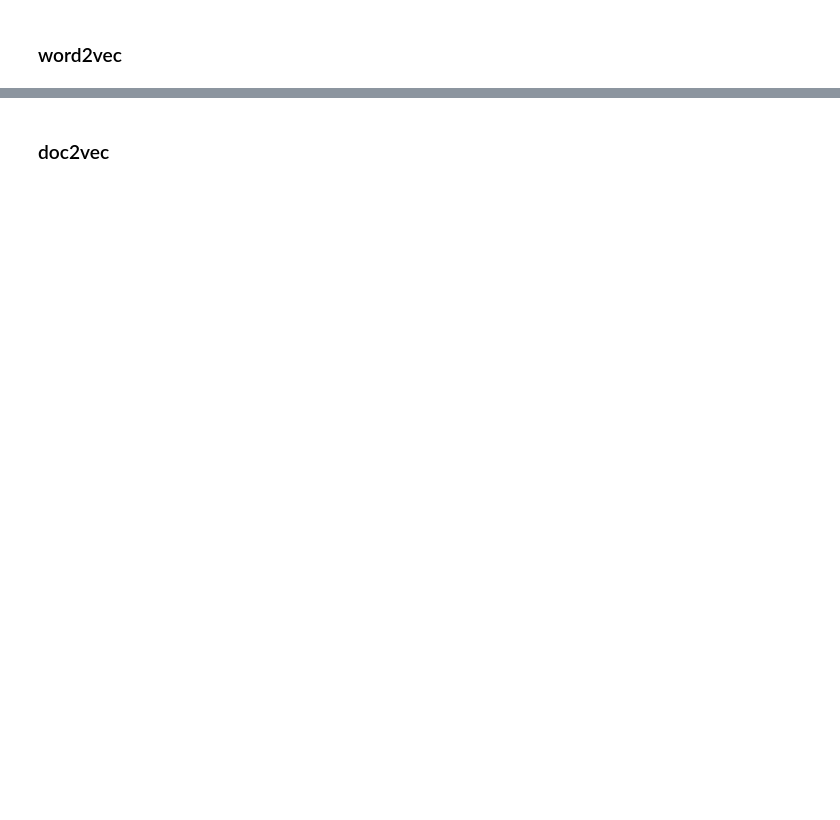
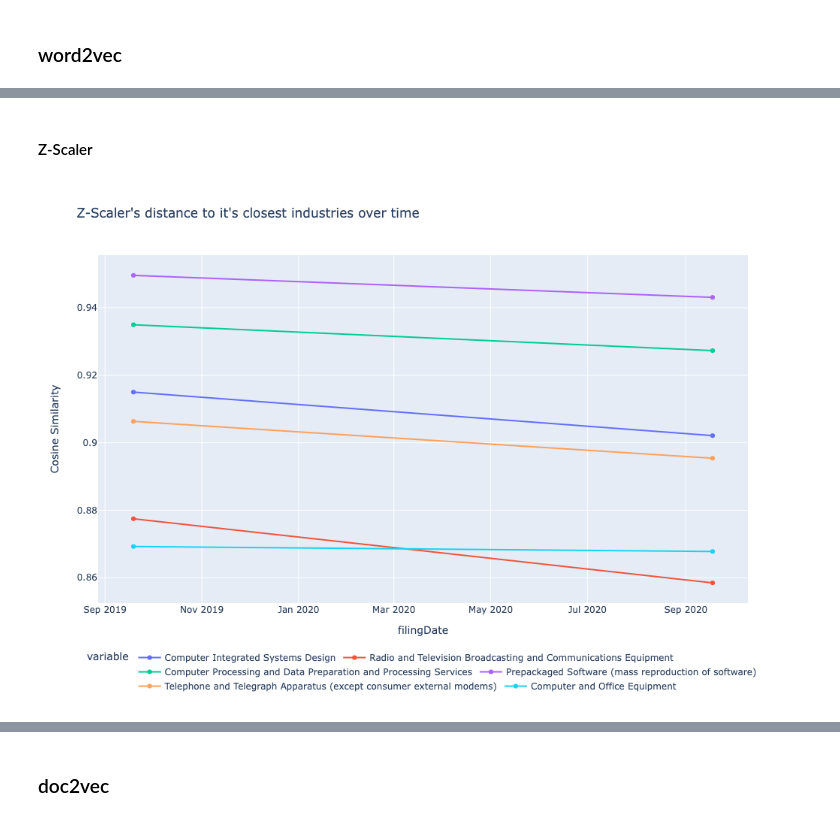
Before and after one commit to richardye101/ubineer_nlp_research, a Jupyter notebook: _build/html/_sources/content/richard/8_Dynamic_Embedding.ipynb, the cells around one changed output, grey strips where cells are left out. Cells and saved outputs as stored; diff of their text form; code cells hidden in the pictures; blank space fills up the shorter version.

```diff
--- a/_build/html/_sources/content/richard/8_Dynamic_Embedding.ipynb
+++ b/_build/html/_sources/content/richard/8_Dynamic_Embedding.ipynb
@@ -135,0 +37,9 @@ delta_tfidf[delta_tfidf.iloc[:,0] == 40545].iloc[:60,:].groupby(1).head(5)
+# %%
+the_five = pd.DataFrame.from_dict(
+    {1660134:"OKTA",1713683:"Z-Scaler",1065280:"NFLX",51143:"IBM",40545:"GE"},
+    orient = "index").reset_index().rename(columns={"index":"CIK",0:"Name"})
+
+data_five_raw = pd.read_csv("../data/bq_dynamic_five.csv")
+data_five_raw["CIK"] = data_five_raw["financialEntity"].str.split("=", expand = True).iloc[:,1]
+data_five = std_func.clean(data_five_raw).drop(columns = ["coDescription", "coDescription_lemmatized"])
+data_five = pd.merge(data_five, the_five, how = "left", on = "CIK")
@@ -244,0 +390,16 @@ data_word2vec
+# %% [markdown]
+#### Z-Scaler
+# %%
+zs_w2v = pd.concat([data_w2v[data_w2v.loc[:,"CIK"] == 1713683].iloc[:,0].reset_index(drop=True),
+           pd.DataFrame(cosine_similarity(data_w2v[data_w2v.loc[:,"CIK"] == 1713683].iloc[:,4:], industry_vectors),
+                        columns = industry_vectors.index.tolist())],
+          axis = 1)
+
+# Gets the list of top industries associated with okta throughout it's history
+zs_industries = set((zs_w2v.iloc[0,1:].sort_values(ascending = False).head(5).index.tolist()))
+for i in np.arange(1,zs_w2v.shape[0]):
+    zs_industries.update(zs_w2v.iloc[i,1:].sort_values(ascending = False).head(5).index.tolist())
+
+std_func.dynamic_plt(zs_w2v, zs_industries, "Z-Scaler")
+# %% [output]
+[figure, added]
```
Also changed, not shown: parts of 102 cells of this notebook, 53 other files.
